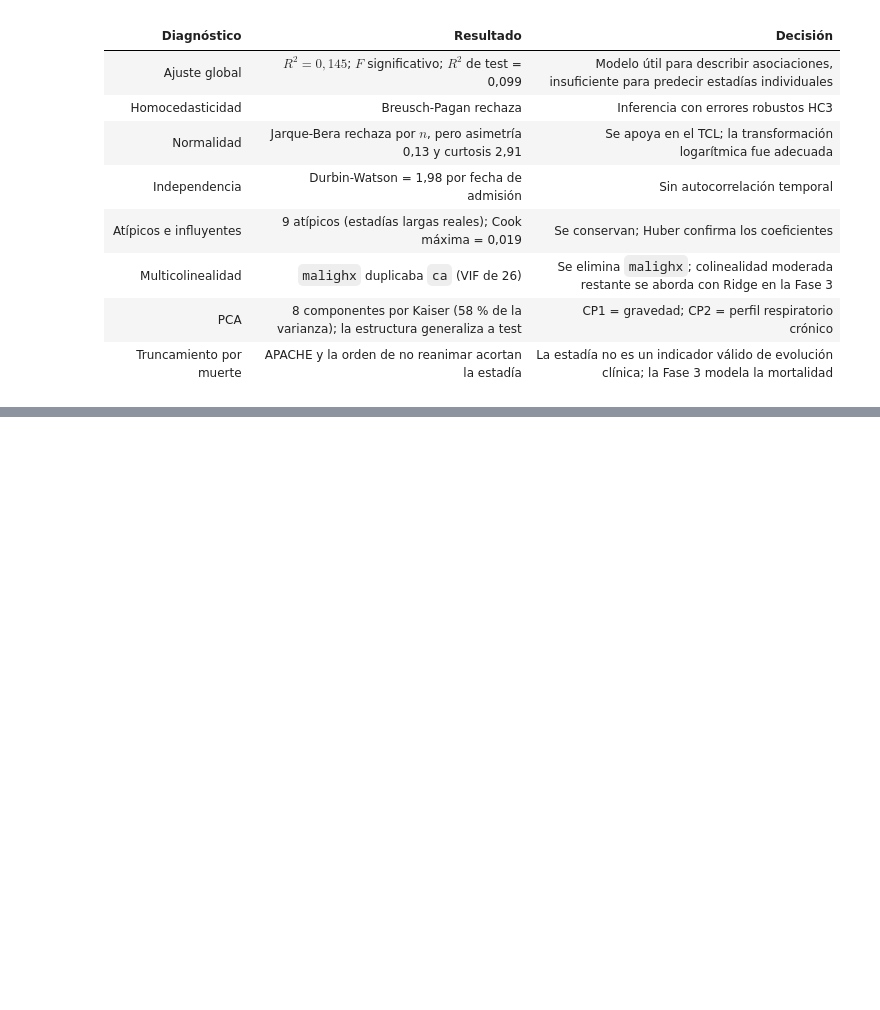
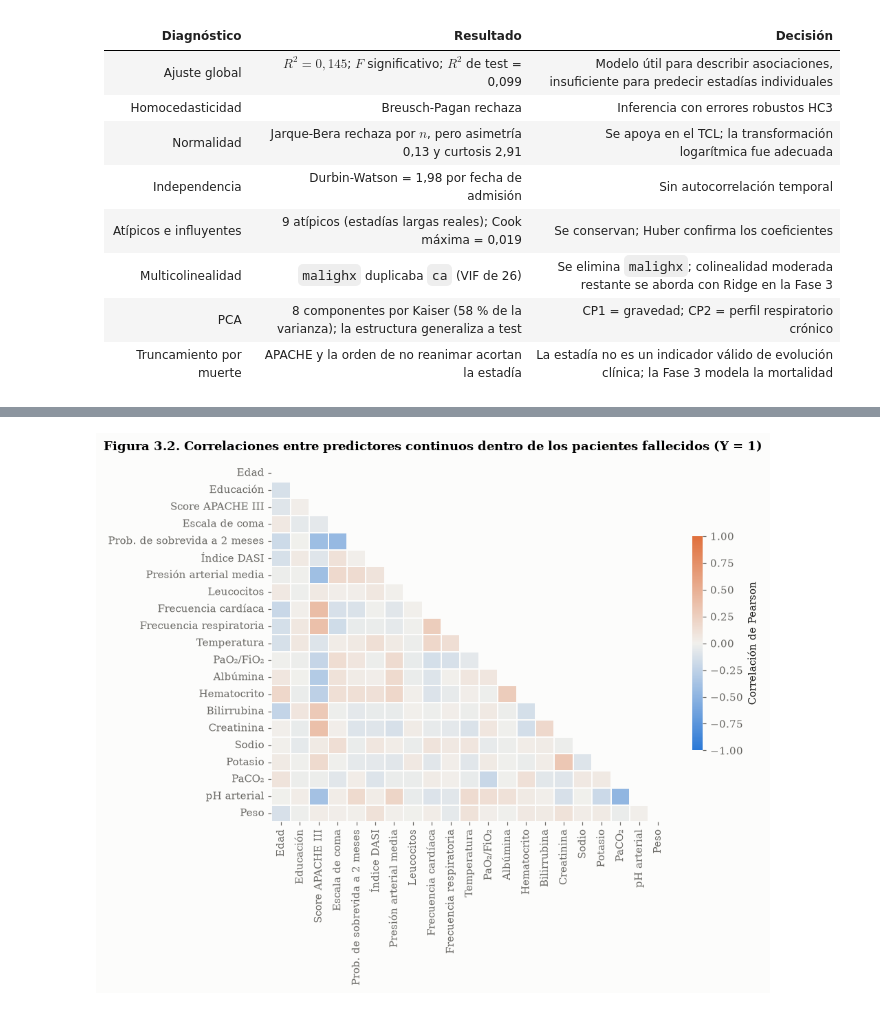
Before and after one commit to Valentina-Bolivar/tp-integrador-rhc, a Jupyter notebook: notebooks/TP_Integrador_Final.ipynb, the cells around one changed output, grey strips where cells are left out. Drawn from its saved outputs; the diff is of its cells as text; code cells hidden in the pictures; blank space fills up the shorter version.

Commit message:
Fase 3
Torneo predictivo, calibración e importancia de variables

```diff
--- a/notebooks/TP_Integrador_Final.ipynb
+++ b/notebooks/TP_Integrador_Final.ipynb
@@ -1099,0 +1124,16 @@ Para la dirección médica, el plano CP1-CP2 resume en dos ejes interpretables l
+# %%
+from sklearn.inspection import permutation_importance
+from sklearn.ensemble import RandomForestClassifier
+from sklearn.metrics import accuracy_score, precision_recall_curve, roc_auc_score, roc_curve
+from sklearn.model_selection import GridSearchCV, RandomizedSearchCV, cross_val_predict, cross_val_score
+from sklearn.tree import plot_tree
+
+from rhc import models as mdl
+
+y_tr, y_te = train[cfg.OUTCOME_BIN], test[cfg.OUTCOME_BIN]
+cv = mdl.cv_splitter()
+folds = pd.DataFrame([
+    {"pliegue": k + 1, "n_validación": len(va), "mortalidad_validación": y_tr.iloc[va].mean()}
+    for k, (_, va) in enumerate(cv.split(train, y_tr))
+]).set_index("pliegue")
+folds.round(4)
@@ -1099,0 +1243,12 @@ Para la dirección médica, el plano CP1-CP2 resume en dos ejes interpretables l
+# %%
+nb_model = mdl.build_naive_bayes()
+nb_cv = cross_val_score(nb_model, train, y_tr, cv=cv, scoring="roc_auc")
+print(f"Naive Bayes mixto: AUC en validación cruzada = {nb_cv.mean():.4f} (desvío entre pliegues = {nb_cv.std():.4f})")
+
+num = cfg.NUMERIC_FEATURES
+corr_y1 = train.loc[y_tr == 1, num].corr()
+upper = corr_y1.where(np.triu(np.ones(corr_y1.shape, dtype=bool), k=1)).stack()
+print(f"Correlación absoluta media entre pares de variables continuas, dentro de Y = 1: {upper.abs().mean():.3f}")
+print("Pares más correlacionados dentro de la clase Y = 1 (bajo Naive Bayes deberían ser 0):")
+print(upper.reindex(upper.abs().sort_values(ascending=False).index).head(6)
+      .rename(index=lambda c: cfg.pretty(c)).round(2).to_string())
@@ -1099,0 +1265,14 @@ Para la dirección médica, el plano CP1-CP2 resume en dos ejes interpretables l
+# %%
+short_c = {c: cfg.pretty(c).split(" (")[0] for c in num}
+fig, ax = plt.subplots(figsize=(9, 7.5))
+mask = np.triu(np.ones_like(corr_y1, dtype=bool), k=0)
+sns.heatmap(corr_y1.rename(index=short_c, columns=short_c), mask=mask, cmap=viz.DIVERGING, vmin=-1, vmax=1,
+            center=0, linewidths=1, linecolor=viz.SURFACE, cbar_kws={"shrink": 0.6, "label": "Correlación de Pearson"},
+            ax=ax)
+ax.grid(False)
+viz.figure_title(fig, "3.2", "Correlaciones entre predictores continuos dentro de los pacientes fallecidos (Y = 1)")
+fig.tight_layout()
+save(fig, "fig_3_2_independencia_nb")
+plt.show()
+# %% [output]
+[figure, added]
```
Also changed, not shown: parts of 34 cells of this notebook, 16 other files.
